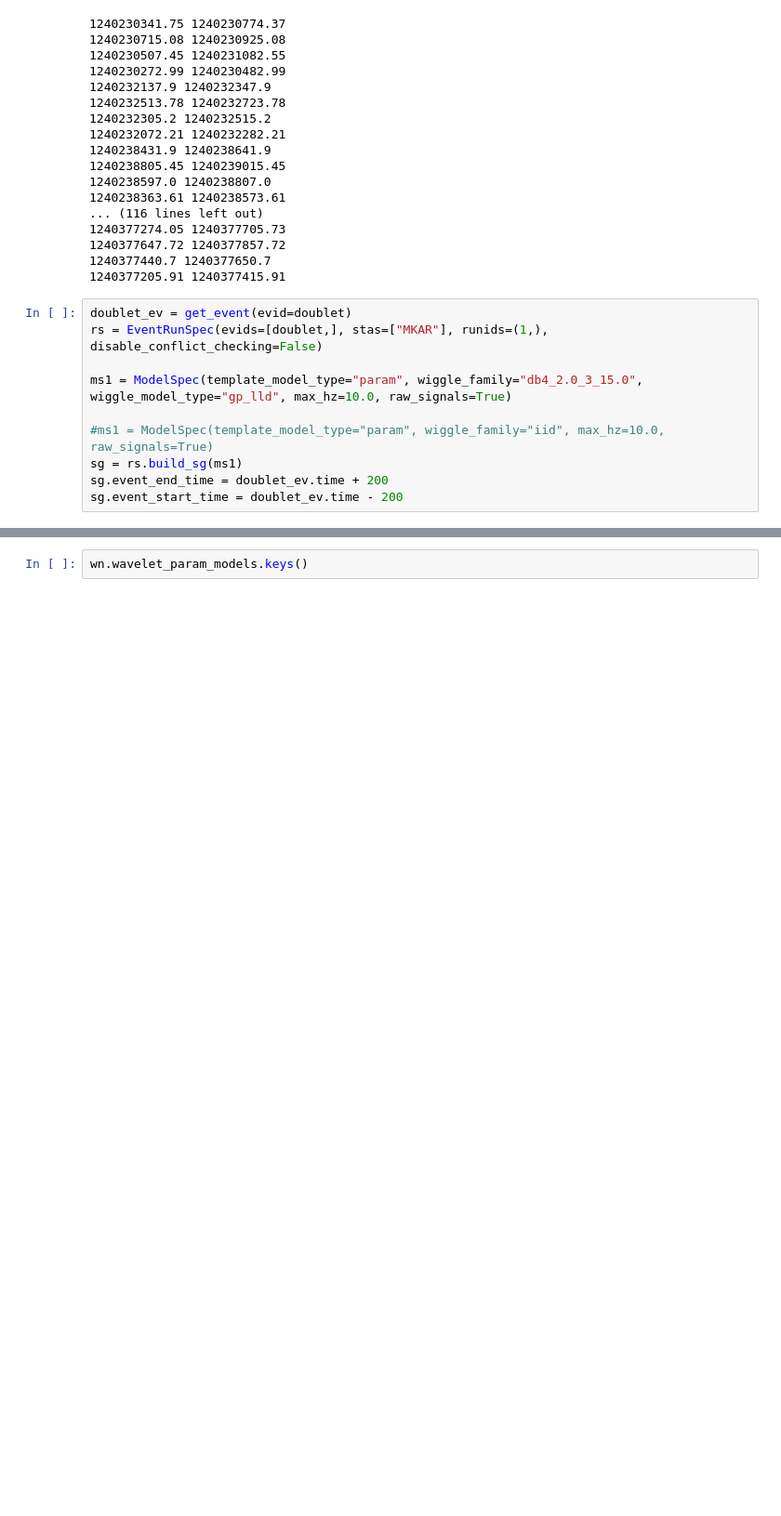
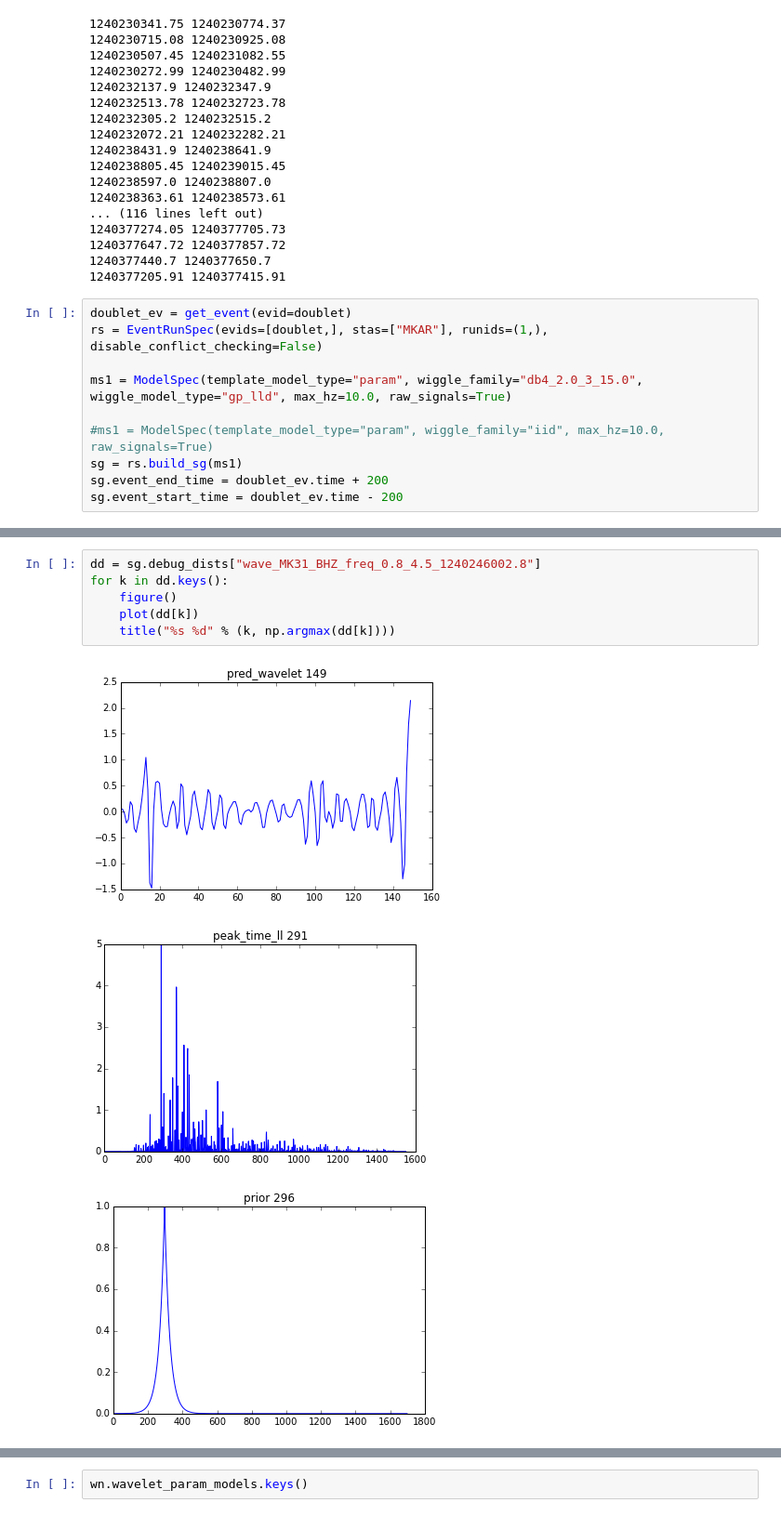
Before and after one commit to davmre/sigvisa, a Jupyter notebook: notebooks/bayesian_correlation_evproposal.ipynb, the cells around one changed output, grey strips where cells are left out. Shown at 93% size. Drawn from its saved outputs; the diff is of its cells as text; blank space fills up the shorter version.

```diff
--- a/notebooks/bayesian_correlation_evproposal.ipynb
+++ b/notebooks/bayesian_correlation_evproposal.ipynb
@@ -80 +84,11 @@ birth move acceptance 7051.68400335 from -10549.4804188 -3493.76469726 -6.004945
 True
+# %%
+dd = sg.debug_dists["wave_MK31_BHZ_freq_0.8_4.5_1240246002.8"]
+for k in dd.keys():
+    figure()
+    plot(dd[k])
+    title("%s %d" % (k, np.argmax(dd[k])))
+# %% [output]
+[figure, added]
+[figure, added]
+[figure, added]
```
Also changed, not shown: parts of 10 cells of this notebook, 5 other files.
